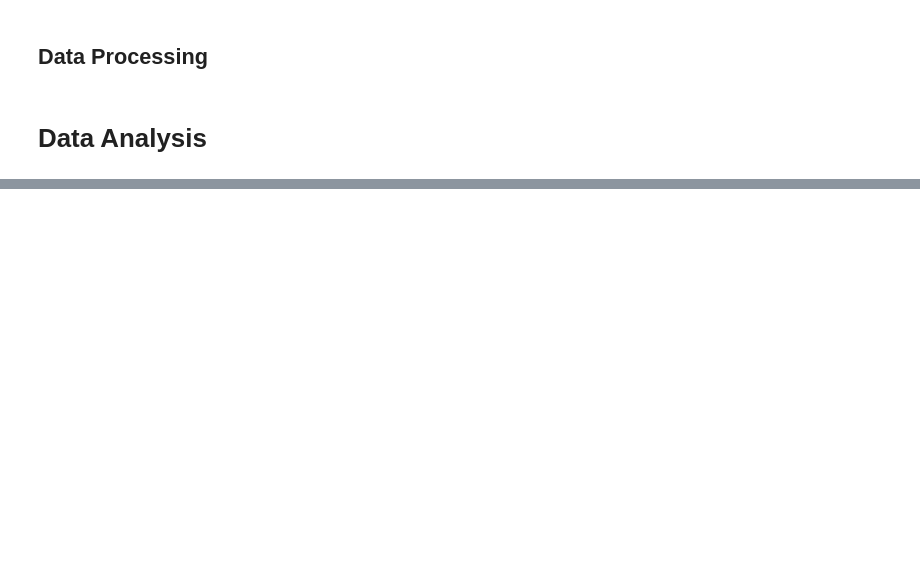
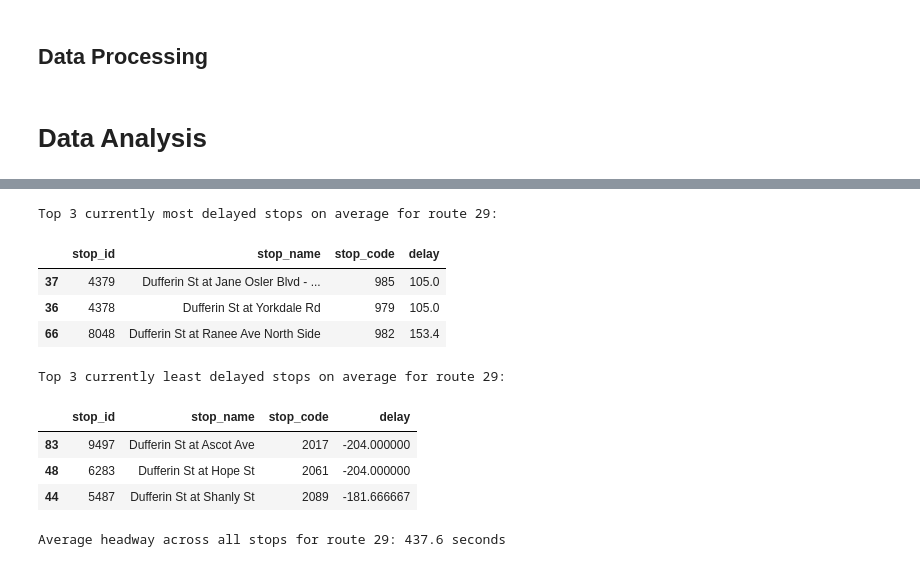
Before and after one commit to devslinky/TAL, a Jupyter notebook: GTFS_RT_data_vis.ipynb, the cells around one changed output, grey strips where cells are left out. Drawn from its saved outputs; the diff is of its cells as text; code cells hidden in the pictures; blank space fills up the shorter version.

Commit message:
"finished snapshot analysis of route 29 for real time data"

```diff
--- a/GTFS_RT_data_vis.ipynb
+++ b/GTFS_RT_data_vis.ipynb
@@ -198,10 +189,13 @@ def process_trip_updates(df):
     df = df.copy()
 
     # replace No_Data schedule relationships with NaN for arrival/departure times
-    df.loc[df['stop_schedule_relationship'] == 'NO_DATA', ['arrival_time', 'departure_time']] = "no data provided"
+    df.loc[df['stop_schedule_relationship'] == 'NO_DATA', ['arrival_time', 'departure_time']] = pd.NA
 
     # combine arrival_time and departure_time into a single column
     df['arrival/departure_time'] = df['arrival_time'].combine_first(df['departure_time'])
+
+    # convert arrival/departure time from POSIX to datetime (UTC -> local)
+    df['arrival/departure_time'] = pd.to_datetime(df['arrival/departure_time'], unit='s', errors='coerce').dt.tz_localize('UTC').dt.tz_convert('America/Toronto').dt.tz_localize(None)
 
     # drop arrival and departure time columns
     df = df.drop(columns=['arrival_time', 'departure_time'])
@@ -209,8 +203,8 @@ def process_trip_updates(df):
     # replace missing vehicle_id with NaN
     df['vehicle_id'] = df['vehicle_id'].replace('', pd.NA)
 
-    # convert timestamp from POSIX to datetime
-    df['timestamp'] = pd.to_datetime(df['timestamp'].astype(int), unit='s')
+    # convert timestamp from POSIX to datetime (UTC -> local)
+    df['timestamp'] = pd.to_datetime(df['timestamp'].astype(int), unit='s').dt.tz_localize('UTC').dt.tz_convert('America/Toronto').dt.tz_localize(None)
 
     return df.reset_index(drop=True)
 # %%
@@ -249,0 +337,5 @@ vehicle_positions_dict = {datetime.fromtimestamp(int(vp_feed_time)): vehicle_pos
+# %%
+# get current feed data by filtering for the most recent feed_timestamp
+recent_vehicle_positions = vehicle_positions[vehicle_positions["feed_timestamp"] == vehicle_positions["feed_timestamp"].max()]
+recent_trip_updates = trip_updates[trip_updates["feed_timestamp"] == trip_updates["feed_timestamp"].max()]
+recent_trip_updates_with_static_schedule = trip_updates_with_static_schedule[trip_updates_with_static_schedule["feed_timestamp"] == trip_updates_with_static_schedule["feed_timestamp"].max()]
@@ -249,0 +377,9 @@ vehicle_positions_dict = {datetime.fromtimestamp(int(vp_feed_time)): vehicle_pos
+# %%
+# calculate the delay of each stop in recent_trip_updates_with_static_schedule by comparing the arrival/departure_time with scheduled_arrival_time
+
+recent_trip_updates_with_static_schedule['delay'] = (recent_trip_updates_with_static_schedule['arrival/departure_time'] - recent_trip_updates_with_static_schedule['scheduled_arrival_datetime']).dt.total_seconds()
+
+# look at distribution of delays for route 29
+route_29_delays = recent_trip_updates_with_static_schedule[recent_trip_updates_with_static_schedule['route_id'] == '29']['delay'].dropna()
+print(f" Current Delay distribution across all stops for all trips for route 29 (in seconds):")
+print(route_29_delays.describe())
@@ -249,0 +402,25 @@ vehicle_positions_dict = {datetime.fromtimestamp(int(vp_feed_time)): vehicle_pos
+# %%
+# calculate the delay per stop for route 29 to see if some stops are more delayed/less delayed than others on average, include stop code and name
+
+current_route_29_stop_delays = recent_trip_updates_with_static_schedule[recent_trip_updates_with_static_schedule['route_id'] == '29'].groupby(['stop_id', 'stop_name', 'stop_code'])['delay'].mean().reset_index().sort_values(by='delay', ascending=True)
+
+# get top 3 most delayed stops on average for route 29
+most_delayed_stops_route_29 = current_route_29_stop_delays.tail(3)
+print(f"Top 3 currently most delayed stops on average for route 29:")
+display(most_delayed_stops_route_29)
+
+# get top 3 least delayed stops on average for route 29
+least_delayed_stops_route_29 = current_route_29_stop_delays.head(3)
+print(f"Top 3 currently least delayed stops on average for route 29:")
+display(least_delayed_stops_route_29)
+# %% [output]
+Top 3 currently most delayed stops on average for route 29:
+|  | stop_id | stop_name | stop_code | delay |
+| 37 | 4379 | Dufferin St at Jane Osler Blvd - ... | 985 | 105.0 |
+| 36 | 4378 | Dufferin St at Yorkdale Rd | 979 | 105.0 |
+| 66 | 8048 | Dufferin St at Ranee Ave North Side | 982 | 153.4 |
+Top 3 currently least delayed stops on average for route 29:
+|  | stop_id | stop_name | stop_code | delay |
+| 83 | 9497 | Dufferin St at Ascot Ave | 2017 | -204.000000 |
+| 48 | 6283 | Dufferin St at Hope St | 2061 | -204.000000 |
+| 44 | 5487 | Dufferin St at Shanly St | 2089 | -181.666667 |
@@ -249,0 +583,7 @@ vehicle_positions_dict = {datetime.fromtimestamp(int(vp_feed_time)): vehicle_pos
+# %%
+# calculate average headway across all stops for route 29
+
+average_headway_route_29 = recent_route_29_data['headway_seconds'].mean()
+print(f"Average headway across all stops for route 29: {average_headway_route_29:.1f} seconds")
+# %% [output]
+Average headway across all stops for route 29: 437.6 seconds
```
Also changed, not shown: parts of 17 cells of this notebook, 9 other files.
